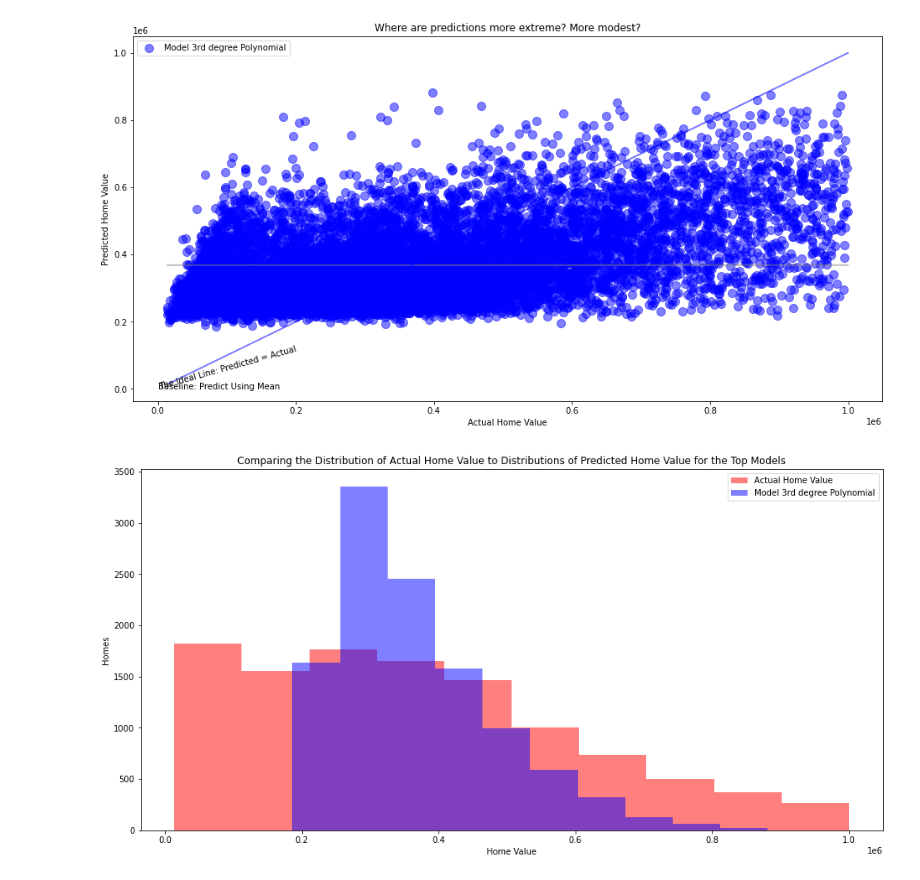
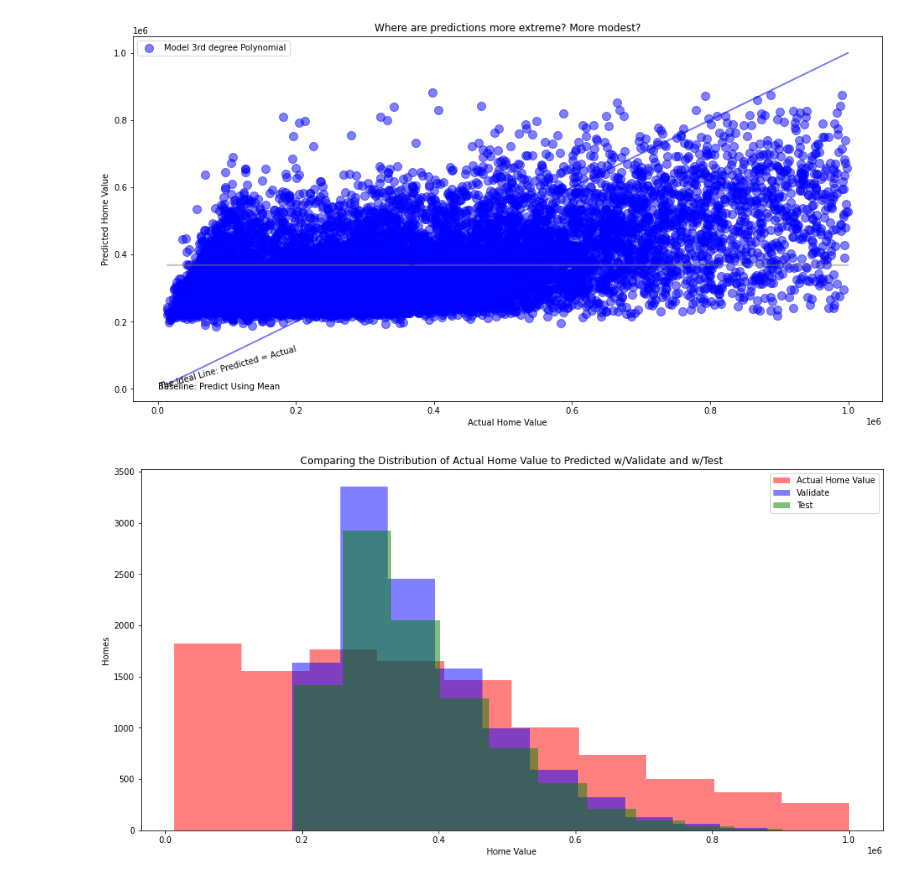
Before and after one commit to raedownen/project-2-regression, a Jupyter notebook: explore.ipynb, the cells around one changed output. Drawn from its saved outputs; the diff is of its cells as text; code cells hidden in the pictures.

```diff
--- a/explore.ipynb
+++ b/explore.ipynb
@@ -347,7 +305,7 @@ Training/In-Sample:  206103.9762725642
 Validation/Out-of-Sample:  205056.07910831872
 # %%
 # create the model object
-glm = TweedieRegressor(power=0, alpha=0)
+glm = TweedieRegressor(power=0, alpha=1)
 
 # fit the model to our training data. We must specify the column in y_train,
 # since we have converted it to a dataframe from a series!
@@ -440,13 +398,13 @@ plt.show()
 # %%
 # plot to visualize actual vs predicted.
 plt.figure(figsize=(16,8))
 plt.hist(y_validate.home_value, color='red', alpha=.5, label="Actual Home Value")
-plt.hist(y_validate.home_value_pred_lm3, color='blue', alpha=.5, label="Model 3rd degree Polynomial")
-
+plt.hist(y_validate.home_value_pred_lm3, color='blue', alpha=.5, label="Validate")
+plt.hist(y_test.home_value_pred_lm3, color='green', alpha=.5, label='Test')
 plt.xlabel("Home Value")
 plt.ylabel("Homes")
-plt.title("Comparing the Distribution of Actual Home Value to Distributions of Predicted Home Value for the Top Models")
+plt.title("Comparing the Distribution of Actual Home Value to Predicted w/Validate and w/Test")
 plt.legend()
 plt.show()
 # %% [output]
-[figure, old version]
+[figure, new version]
```
Also changed, not shown: parts of 9 cells of this notebook.
